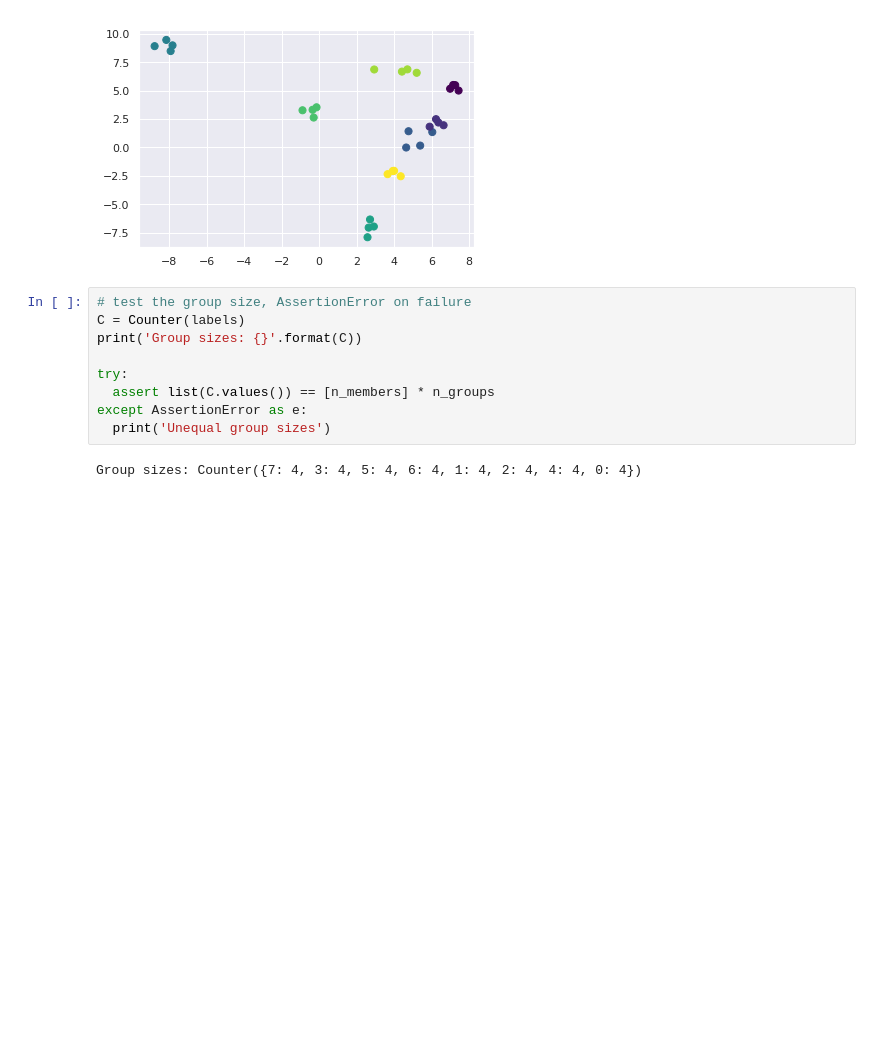
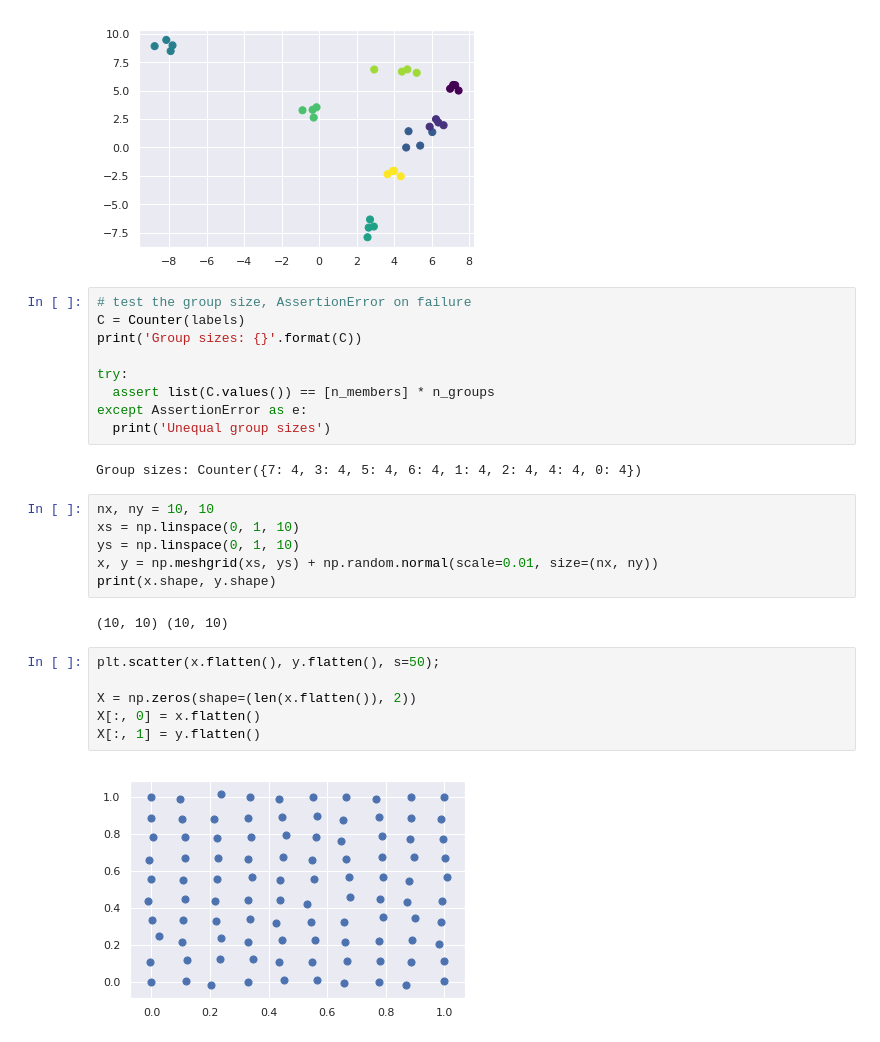
Before and after one commit to korymath/public_notebooks, a Jupyter notebook: Building_Equal_Size_Clusters_Kyle_Mathewson_Sept_2019.ipynb, the cells around one changed output. Saved outputs shown, nothing was run; the diff lists cells and outputs as text; blank space fills up the shorter version.

Commit message:
Update with 3D and Meshgrid Examples

```diff
--- a/Building_Equal_Size_Clusters_Kyle_Mathewson_Sept_2019.ipynb
+++ b/Building_Equal_Size_Clusters_Kyle_Mathewson_Sept_2019.ipynb
@@ -201,3 +200,19 @@ except AssertionError as e:
   print('Unequal group sizes')
 # %% [output]
 Group sizes: Counter({7: 4, 3: 4, 5: 4, 6: 4, 1: 4, 2: 4, 4: 4, 0: 4})
+# %%
+nx, ny = 10, 10
+xs = np.linspace(0, 1, 10)
+ys = np.linspace(0, 1, 10)
+x, y = np.meshgrid(xs, ys) + np.random.normal(scale=0.01, size=(nx, ny))
+print(x.shape, y.shape)
+# %% [output]
+(10, 10) (10, 10)
+# %%
+plt.scatter(x.flatten(), y.flatten(), s=50);
+
+X = np.zeros(shape=(len(x.flatten()), 2))
+X[:, 0] = x.flatten()
+X[:, 1] = y.flatten()
+# %% [output]
+[figure, added]
```
Also changed, not shown: parts of 8 cells of this notebook.
